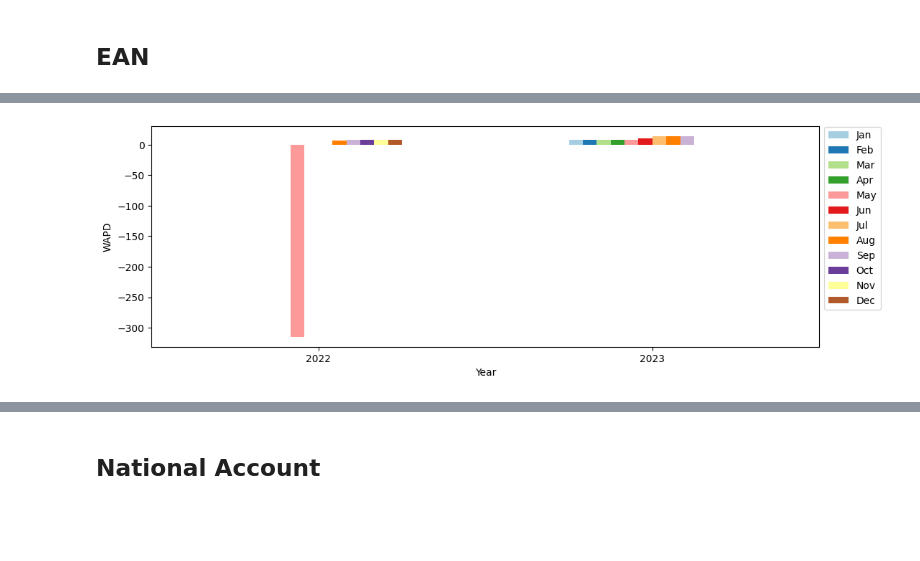
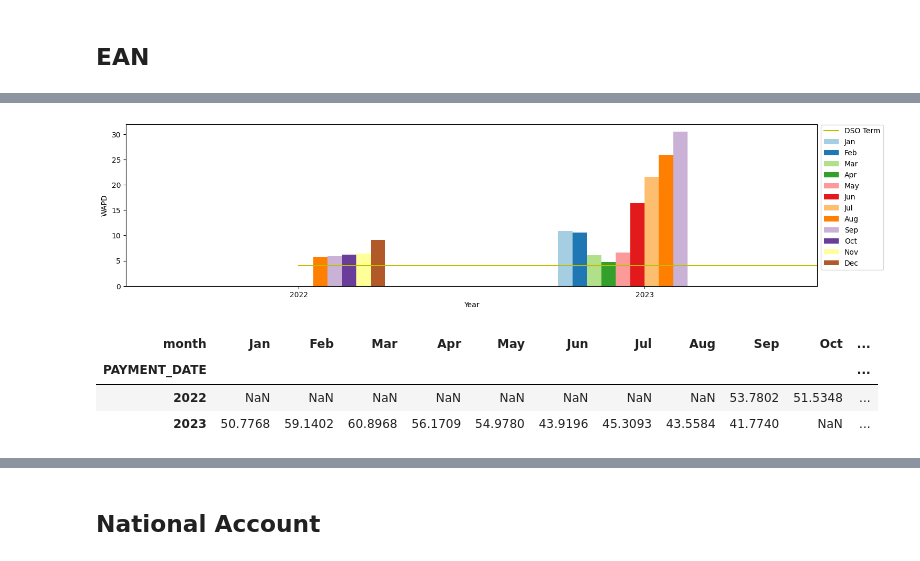
Before and after one commit to cah-madison-johnson/treasure_chest, a Jupyter notebook: WADTP/WADTP.ipynb, the cells around one changed output, grey strips where cells are left out. Cells and saved outputs as stored; diff of their text form; code cells hidden in the pictures; blank space fills up the shorter version.

```diff
--- a/WADTP/WADTP.ipynb
+++ b/WADTP/WADTP.ipynb
@@ -185,6 +226,6 @@ _ = ax.legend(bbox_to_anchor=(1, 1.02), loc='upper left')
 # %% [markdown]
 ## EAN
 # %%
-EAN = "7100000645"
-s = search_EAN(EAN)
+EAN = "7100000391"
+four, thirty,_,_ = search_EAN(EAN)
 # %%
@@ -206,2 +247,3 @@ s
 # %%
-s['month'] = s['PAYMENT_DATE'].dt.strftime('%b')
+four['month'] = four['PAYMENT_DATE'].dt.strftime('%b')
+thirty['month'] = thirty['PAYMENT_DATE'].dt.strftime('%b')
@@ -208,6 +255,6 @@ s['month'] = s['PAYMENT_DATE'].dt.strftime('%b')
 # %%
 year_order = ['Jan','Feb','Mar','Apr','May','Jun','Jul','Aug','Sep','Oct','Nov','Dec']
-dfp = pd.pivot_table(data=s, index=[s.PAYMENT_DATE.dt.year], columns='month', values='WAPD')
+dfp = pd.pivot_table(data=four, index=[four.PAYMENT_DATE.dt.year], columns='month', values='WAPD')
 dfp = dfp.reindex(year_order, axis=1)
 dfp
 # %% [output]
@@ -218,8 +285,16 @@ dfp
 # %%
-ax = dfp.plot(kind='bar', figsize=(12, 4), ylabel='WAPD', xlabel='Year', rot=0,colormap='Paired')
+ax = dfp.plot(kind='bar', figsize=(17, 4), ylabel='WAPD', xlabel='Year', rot=0,colormap='Paired')
+ax.plot(four.CC_DAYS_TO_ADD, c = "y", label = "DSO Term")
 _ = ax.legend(bbox_to_anchor=(1, 1.02), loc='upper left')
 # %% [output]
-[figure, old version]
+[figure, new version]
 # %%
-
-# ss= s[(s['PAYMENT_DATE'].dt.year == 1970) | (s['PAYMENT_DATE'] >= sixmonthago)]
+year_order = ['Jan','Feb','Mar','Apr','May','Jun','Jul','Aug','Sep','Oct','Nov','Dec']
+dfp_thirty = pd.pivot_table(data=thirty, index=[thirty.PAYMENT_DATE.dt.year], columns='month', values='WAPD')
+dfp_thirty = dfp_thirty.reindex(year_order, axis=1)
+dfp_thirty
+# %% [output]
+| month | Jan | Feb | Mar | Apr | May | Jun | Jul | Aug | Sep | Oct | ... |
+| PAYMENT_DATE |  |  |  |  |  |  |  |  |  |  | ... |
+| 2022 | NaN | NaN | NaN | NaN | NaN | NaN | NaN | NaN | 53.7802 | 51.5348 | ... |
+| 2023 | 50.7768 | 59.1402 | 60.8968 | 56.1709 | 54.9780 | 43.9196 | 45.3093 | 43.5584 | 41.7740 | NaN | ... |
```
Also changed, not shown: parts of 16 cells of this notebook.
